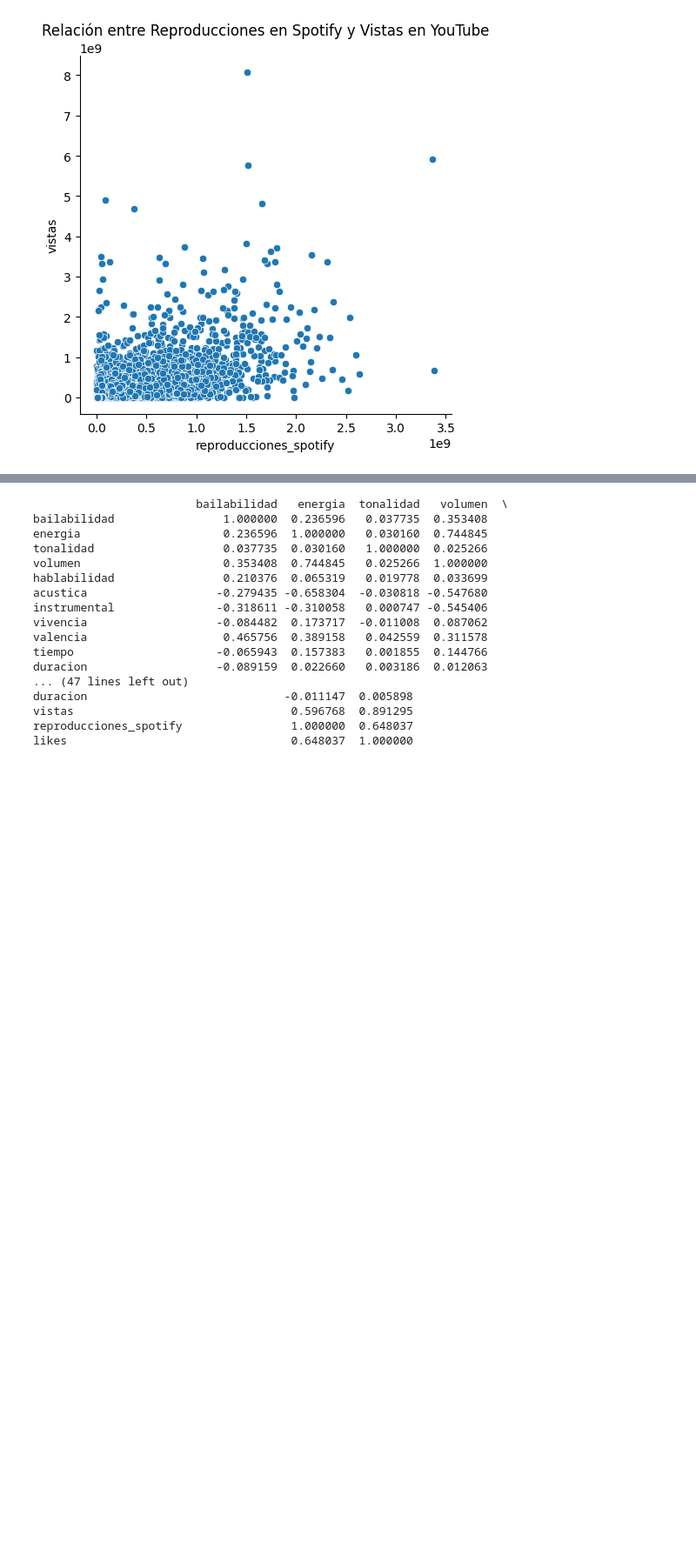
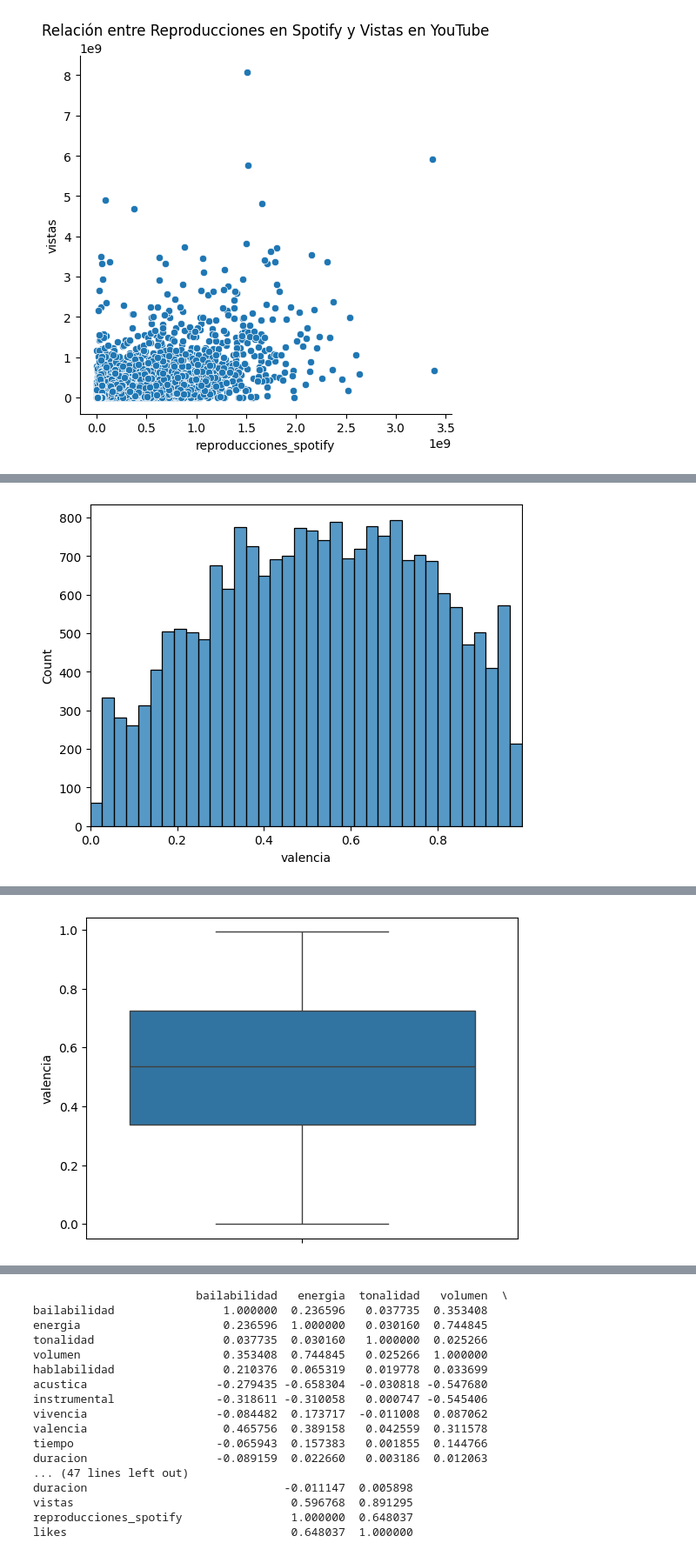
Before and after one commit to federico-700/TP1_spotify_youtube, a Jupyter notebook: Proyecto_spotify_youtube_parte_1_Domañski.ipynb, the cells around one changed output, grey strips where cells are left out. Shown at 87% size. Drawn from its saved outputs; the diff is of its cells as text; code cells hidden in the pictures; blank space fills up the shorter version.

Commit message:
Hipotesis

```diff
--- a/Proyecto_spotify_youtube_parte_1_Domañski.ipynb
+++ b/Proyecto_spotify_youtube_parte_1_Domañski.ipynb
@@ -385,3 +442,69 @@ y los valores extremos representaran las canciones más populares y menos escuch
 Sin embargo, en los histogramas se ve que la mayoría de las canciones presentan muy pocas reproducciones,
 sugiriendo una distribución asimétrica, con una concentración de valores bajos y una cola extendida hacia la derecha para las canciones más reproducidas.
 Este patrón es común en fenómenos de popularidad, donde solo unas pocas canciones acumulan la mayor parte de las reproducciones.
+# %%
+#print("""Hipotesis 2) Recien vimos que la La distribucion de las canciones segun sus vistas y reproducciones no sigue una distribucion normal,
+#la nueva hipotesis es que si se analiza la "valencia"(positividad o negatividad de una cancion), hay mas canciones "positivas"(valencia alta)
+# y esto hace que la distribucion no sea normal"""
+
+
+#Reproducciones valencia
+sns.histplot(data=df_limpio_1, x="valencia")
+plt.xlim(0, df_limpio_1["valencia"].max())  # Ajusta 0 como límite inferior
+plt.show()
+
+
+sns.boxplot(data=df_limpio_1, y="valencia")
+plt.show
+
+
+
+
+
+promedio_valencia= df_limpio_1['valencia'].mean()
+print("Promedio valencia: ",promedio_valencia)
+
+moda_valencia= df_limpio_1['valencia'].mode()
+print("Moda valencia: ",moda_valencia)
+
+mediana_valencia= df_limpio_1['valencia'].median()
+print("Mediana valencia: ", mediana_valencia)
+
+
+
+
+
+#Test para saber si la distribucion es normal, lo busque por internet
+from scipy import stats
+
+# Realizar el test de Kolmogorov-Smirnov
+stat, p_value = stats.kstest(df_limpio_1['valencia'], 'norm', args=(df_limpio_1['valencia'].mean(), df_limpio_1['valencia'].std()))
+
+print("Test de kolmogorov-Smirnov")
+print(f"Estadístico KS: {stat}")
+print(f"p-valor: {p_value}")
+
+print("""
+Conclusion
+A pesar de que el valor del estadístico KS es relativamente bajo,
+lo que sugiere que los datos se ajustan bien a la distribución normal,
+el p-valor extremadamente bajo (1.61e-33) indica que la hipótesis nula de normalidad se rechaza con alta confianza.
+Esto significa que los datos no siguen una distribución normal.
+La moda tan diferente a la media y a la mediana tambien daba un indicio de esto.
+
+Hay una ligera predominancia de canciones con valencia positiva. La media de valencia es 0.529 y la mediana 0.537,
+lo que indica una tendencia hacia valores positivos en una escala de 0.0 a 1.0,
+donde puntuaciones más altas reflejan emociones positivas (felicidad, euforia) y
+las más bajas emociones negativas (tristeza, enojo).
+La moda, ubicada en 0.961, destaca que la mayor frecuencia de canciones corresponde a aquellas con valencia alta, es decir, predominantemente "positivas".
+""" )
+
+
+
+
+
+
+
+#"Hipotesis) Las personas les gusta bailar canciones alegres, positivas es decir con alta "valencia"
+# %% [output]
+[figure, added]
@@ -387,0 +531 @@ Este patrón es común en fenómenos de popularidad, donde solo unas pocas canci
+[figure, added]
```
Also changed, not shown: parts of 6 cells of this notebook.
